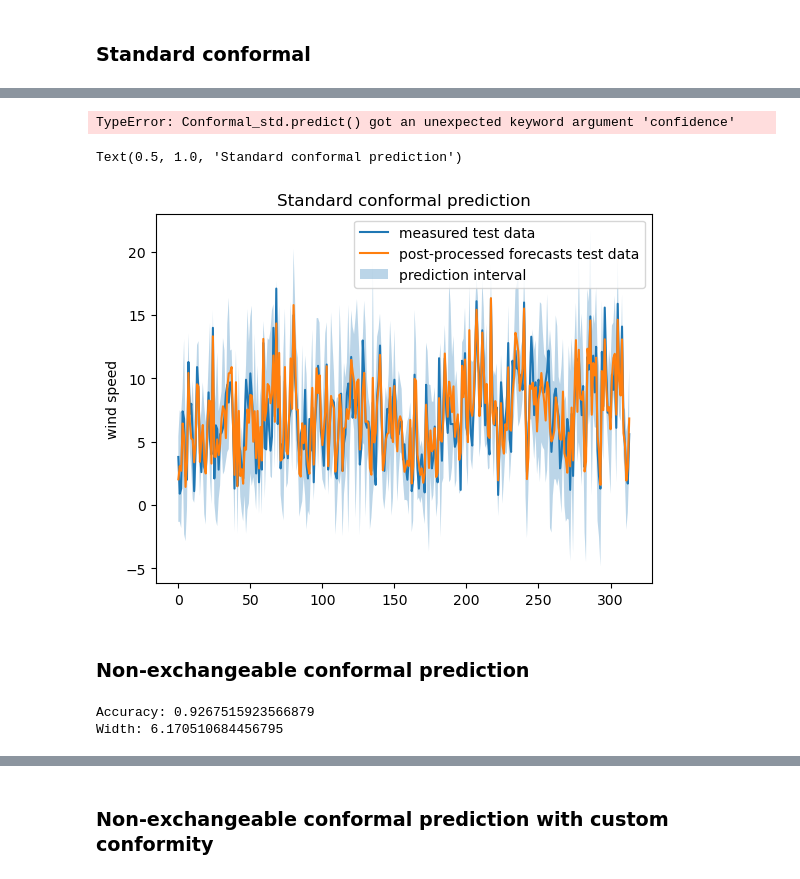
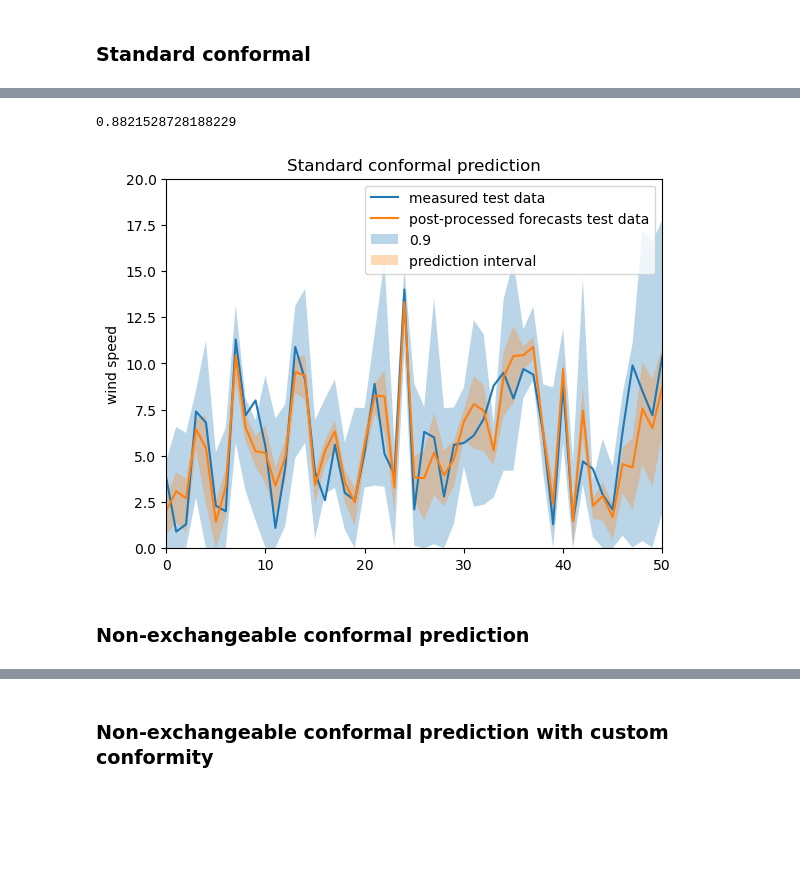
Before and after one commit to salthoff/wind-prediction-conformal, a Jupyter notebook: model_compare.ipynb, the cells around one changed output, grey strips where cells are left out. Cells and saved outputs as stored; diff of their text form; code cells hidden in the pictures; blank space fills up the shorter version.

```diff
--- a/model_compare.ipynb
+++ b/model_compare.ipynb
@@ -262,30 +279,28 @@ print(pred.shape)
 # %%
 mod_params = [{'window_length':np.inf}, {'window_length':100}, {'window_length':50}]
-pred, mods = train_schedule(Conformal_std, mod_params, inp_data[0], forecasts[0], measurements[0], inp_data[1], forecasts[1], measurements[1], num_splits=5, confidence=0.9, block_training=True)
-print('Accuracy: ' + str(np.sum((np.squeeze(measurements[1]) > pred[:,0]) & (np.squeeze(measurements[1]) < pred[:,1]))/len(measurements[1])))
-print('Width: ' + str(np.mean(pred[:,1]-pred[:,0])))
+pred, mods = train_schedule(Conformal_std, mod_params, inp_data[0], forecasts[0], measurements[0], inp_data[1], forecasts[1], measurements[1], num_splits=5, block_training=True)
+#print('Accuracy: ' + str(np.sum((np.squeeze(measurements[1]) > pred[:,0]) & (np.squeeze(measurements[1]) < pred[:,1]))/len(measurements[1])))
+#print('Width: ' + str(np.mean(pred[:,1]-pred[:,0])))
-# %% [output]
-TypeError: Conformal_std.predict() got an unexpected keyword argument 'confidence'
 # %%
 plt.plot(measurements[1],label = 'measured test data')
 plt.plot(forecasts[1],label = 'post-processed forecasts test data')
-plt.fill_between(range(len(measurements[1])),pred[:,0], y2 = pred[:,1], alpha = 0.3, label = 'prediction interval')
+plt.fill_between(range(len(measurements[1])),pred[:,9], y2 = pred[:,189], alpha = 0.3, label = '0.9')
+plt.fill_between(range(len(measurements[1])),pred[:,49], y2 = pred[:,149], alpha = 0.3, label = 'prediction interval')
 plt.legend()
 plt.ylabel('wind speed')
 plt.title('Standard conformal prediction')
+plt.axis([0, 50, 0, 20])
+print(crps(pred,measurements[1]))
 # %% [output]
-Text(0.5, 1.0, 'Standard conformal prediction')
+0.8821528728188229
-[figure, old version]
+[figure, new version]
 # %% [markdown]
 ### Non-exchangeable conformal prediction
 # %%
 mod_params = [ {'forget_factor':1},{'forget_factor':0.995}, {'forget_factor':0.99}, {'forget_factor':0.98}, {'forget_factor':0.97}, {'forget_factor':0.96}, {'forget_factor':0.95}]
-pred, mods = train_schedule(Conformal_nex, mod_params, inp_data[0], forecasts[0], measurements[0], inp_data[1], forecasts[1], measurements[1], num_splits=5, confidence=0.9)
-print('Accuracy: ' + str(np.sum((np.squeeze(measurements[1]) > pred[:,0]) & (np.squeeze(measurements[1]) < pred[:,1]))/len(measurements[1])))
-print('Width: ' + str(np.mean(pred[:,1]-pred[:,0])))
+pred, mods = train_schedule(Conformal_nex, mod_params, inp_data[0], forecasts[0], measurements[0], inp_data[1], forecasts[1], measurements[1], num_splits=5)
+#print('Accuracy: ' + str(np.sum((np.squeeze(measurements[1]) > pred[:,0]) & (np.squeeze(measurements[1]) < pred[:,1]))/len(measurements[1])))
+#print('Width: ' + str(np.mean(pred[:,1]-pred[:,0])))
-# %% [output]
-Accuracy: 0.9267515923566879
-Width: 6.170510684456795
 # %%
 plt.plot(measurements[1],label = 'measured test data')
 plt.plot(forecasts[1],label = 'post-processed forecasts test data')
```
Also changed, not shown: parts of 24 cells of this notebook, 5 other files.
